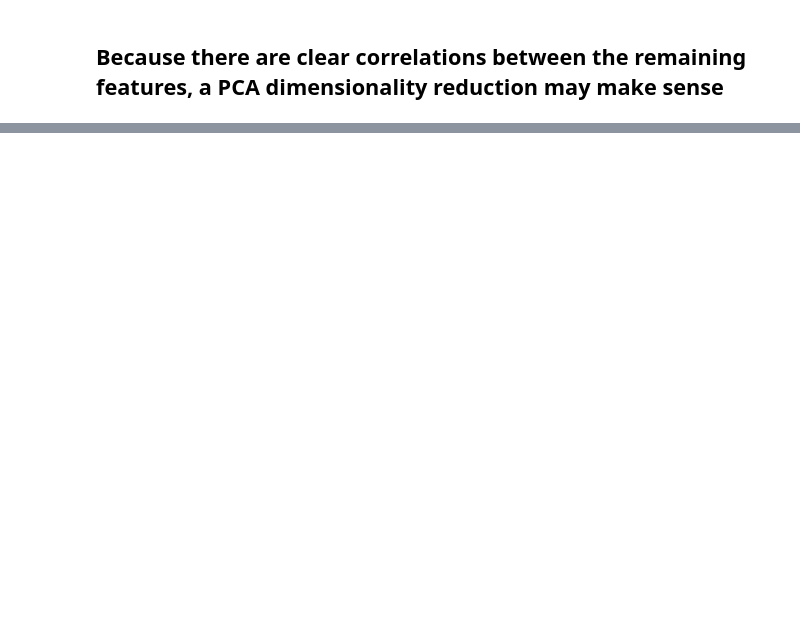
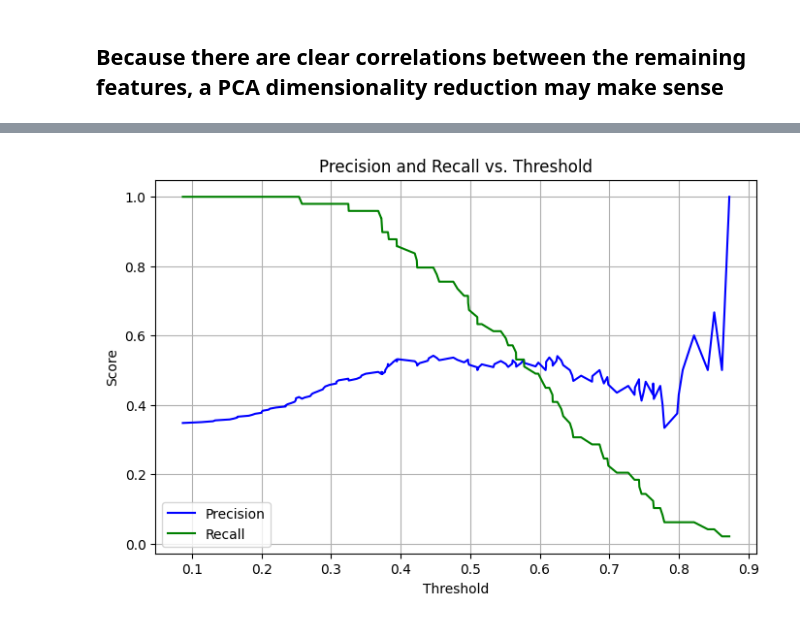
Before and after one commit to SailorJens/ML_Uni_Notebooks, a Jupyter notebook: diabetes.ipynb, the cells around one changed output, grey strips where cells are left out. Saved outputs shown, nothing was run; the diff lists cells and outputs as text; code cells hidden in the pictures; blank space fills up the shorter version.

```diff
--- a/diabetes.ipynb
+++ b/diabetes.ipynb
@@ -172,0 +184,5 @@ Explained variance ratio: [0.4919046  0.31508355 0.19301185]
+# %%
+X_test = X.sample(frac=0.2, random_state=0) # 20% for testing
+X_train = X.drop(X_test.index)
+y_test = y[X_test.index]
+y_train = y[X_train.index]
@@ -172,0 +191,85 @@ Explained variance ratio: [0.4919046  0.31508355 0.19301185]
+# %%
+# Train a logistic regression model with default parameters. Use validation datasets and do 5-fold cross validation
+from sklearn.linear_model import LogisticRegression
+from sklearn.model_selection import KFold, cross_validate
+from sklearn.preprocessing import StandardScaler
+from sklearn.pipeline import make_pipeline
+
+# Initialize model
+lr = make_pipeline(StandardScaler(), LogisticRegression(class_weight='balanced', max_iter=1000))
+
+# Setup K-Fold
+kf = KFold(n_splits=5, shuffle=True, random_state=0)
+
+# Use cross_validate with multiple scoring metrics
+scores = cross_validate(
+    lr,
+    X_train,
+    y_train,
+    cv=kf,
+    scoring=['precision', 'recall', 'roc_auc'],  # Adjusted for multi-class
+    return_train_score=False
+)
+
+# Print results
+print("Precision scores:", scores['test_precision'])
+print("Recall scores:", scores['test_recall'])
+print("ROC AUC scores:", scores['test_roc_auc'])
+
+mean_recall = np.mean(scores['test_recall'])
+std_recall = np.std(scores['test_recall'])
+print(f"Mean Recall: {mean_recall:.4f} ± {std_recall:.4f}")
+
+# # Fit the model on the entire training set and evaluate on the test set
+lr.fit(X_train, y_train)
+y_pred = lr.predict(X_test)
+from sklearn.metrics import classification_report, confusion_matrix
+# print("Classification report:\n", classification_report(y_test, y_pred))
+# print("Confusion matrix:\n", confusion_matrix(y_test, y_pred))
+
+# # Calculate accuracy, precision, recall, and F1-score
+from sklearn.metrics import accuracy_score, precision_score, recall_score, f1_score
+# accuracy = accuracy_score(y_test, y_pred)
+# precision = precision_score(y_test, y_pred)
+# recall = recall_score(y_test, y_pred)
+# f1 = f1_score(y_test, y_pred)
+# print(f"Accuracy: {accuracy:.4f}")
+# print(f"Precision: {precision:.4f}")
+# print(f"Recall: {recall:.4f}")
+# print(f"F1-score: {f1:.4f}")
+
+# Predict probabilities
+y_probs = lr.predict_proba(X_test)[:, 1]
+
+# Set custom threshold (e.g., 0.3 instead of 0.5)
+threshold = 0.35
+y_pred_custom = (y_probs >= threshold).astype(int)
+
+# Evaluate recall
+# Calculate accuracy, precision, recall, and F1-score
+from sklearn.metrics import accuracy_score, precision_score, recall_score, f1_score
+accuracy = accuracy_score(y_test, y_pred_custom)
+precision = precision_score(y_test, y_pred_custom)
+recall = recall_score(y_test, y_pred_custom)
+f1 = f1_score(y_test, y_pred_custom)
+print(f"Accuracy: {accuracy:.4f}")
+print(f"Precision: {precision:.4f}")
+print(f"Recall: {recall:.4f}")
+print(f"F1-score: {f1:.4f}")
+
+print("Classification report:\n", classification_report(y_test, y_pred_custom))
+print("Confusion matrix:\n", confusion_matrix(y_test, y_pred_custom))
+
+# Plot a graph that sows the threshold on the x axis and the recall and precision on the y axis
+from sklearn.metrics import precision_recall_curve
+precision, recall, thresholds = precision_recall_curve(y_test, y_probs)
+plt.figure(figsize=(8, 5))
+plt.plot(thresholds, precision[:-1], label='Precision', color='b')
+plt.plot(thresholds, recall[:-1], label='Recall', color='g')
+plt.xlabel('Threshold')
+plt.ylabel('Score')
+plt.title('Precision and Recall vs. Threshold')
+plt.legend()
+plt.grid()
+plt.show()
+# %% [output]
@@ -172,0 +293 @@ Explained variance ratio: [0.4919046  0.31508355 0.19301185]
+[figure, added]
```
Also changed, not shown: parts of 11 cells of this notebook.
